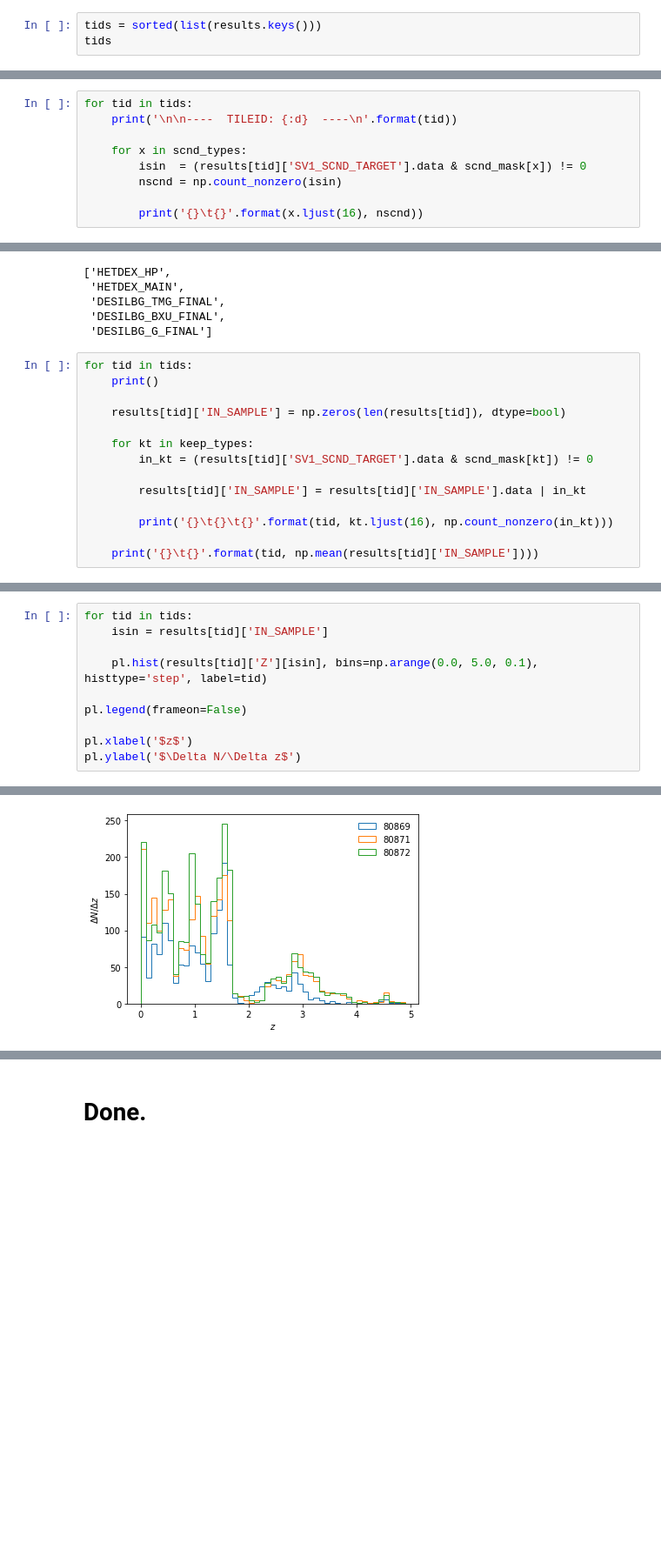
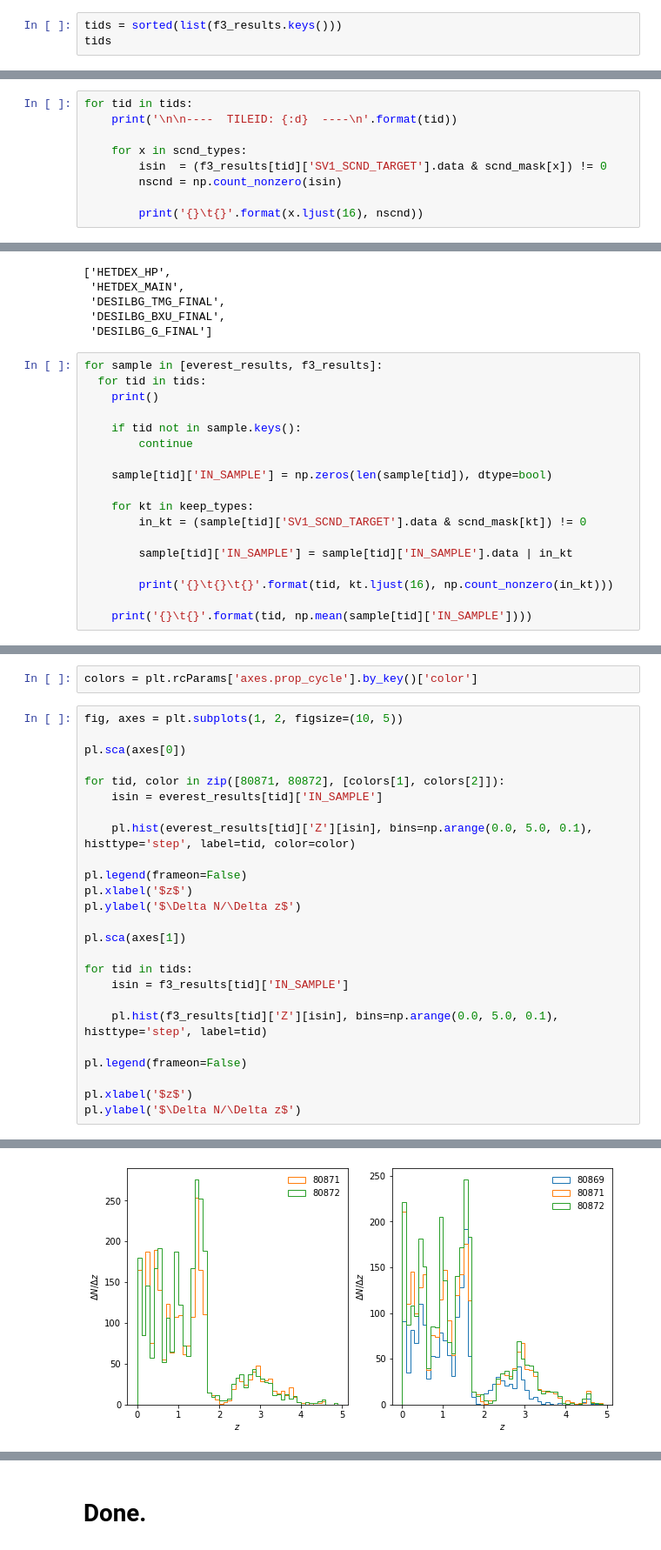
Before and after one commit to michaelJwilson/DESILBGSPEC, a Jupyter notebook: clauds.ipynb, the cells around one changed output, grey strips where cells are left out. Shown: that part at 87% size. Saved outputs shown, nothing was run; the diff lists cells and outputs as text; blank space fills up the shorter version.

```diff
--- a/clauds.ipynb
+++ b/clauds.ipynb
@@ -64,7 +80,7 @@ Table length=5000
 # %%
 scnd_types = sorted(scnd_mask.names())
 # %%
-tids = sorted(list(results.keys()))
+tids = sorted(list(f3_results.keys()))
 tids
 # %% [output]
 [80869, 80871, 80872]
@@ -73,7 +89,7 @@ for tid in tids:
     print('\n\n----  TILEID: {:d}  ----\n'.format(tid))
 
     for x in scnd_types:
-        isin  = (results[tid]['SV1_SCND_TARGET'].data & scnd_mask[x]) != 0
+        isin  = (f3_results[tid]['SV1_SCND_TARGET'].data & scnd_mask[x]) != 0
         nscnd = np.count_nonzero(isin)
 
         print('{}\t{}'.format(x.ljust(16), nscnd))
@@ -105,17 +121,21 @@ keep_types
  'DESILBG_BXU_FINAL',
  'DESILBG_G_FINAL']
 # %%
-for tid in tids:
+for sample in [everest_results, f3_results]:
+  for tid in tids:
     print()
 
-    results[tid]['IN_SAMPLE'] = np.zeros(len(results[tid]), dtype=bool)
+    if tid not in sample.keys():
+        continue
+
+    sample[tid]['IN_SAMPLE'] = np.zeros(len(sample[tid]), dtype=bool)
 
     for kt in keep_types:
-        in_kt = (results[tid]['SV1_SCND_TARGET'].data & scnd_mask[kt]) != 0
+        in_kt = (sample[tid]['SV1_SCND_TARGET'].data & scnd_mask[kt]) != 0
 
-        results[tid]['IN_SAMPLE'] = results[tid]['IN_SAMPLE'].data | in_kt
+        sample[tid]['IN_SAMPLE'] = sample[tid]['IN_SAMPLE'].data | in_kt
 
         print('{}\t{}\t{}'.format(tid, kt.ljust(16), np.count_nonzero(in_kt)))
 
-    print('{}\t{}'.format(tid, np.mean(results[tid]['IN_SAMPLE'])))
+    print('{}\t{}'.format(tid, np.mean(sample[tid]['IN_SAMPLE'])))
 # %% [output]
@@ -141,14 +158,31 @@ for tid in tids:
 80872   0.6924
+# %%
+colors = plt.rcParams['axes.prop_cycle'].by_key()['color']
 # %%
+fig, axes = plt.subplots(1, 2, figsize=(10, 5))
+
+pl.sca(axes[0])
+
+for tid, color in zip([80871, 80872], [colors[1], colors[2]]):
+    isin = everest_results[tid]['IN_SAMPLE']
+
+    pl.hist(everest_results[tid]['Z'][isin], bins=np.arange(0.0, 5.0, 0.1), histtype='step', label=tid, color=color)
+
+pl.legend(frameon=False)
+pl.xlabel('$z$')
+pl.ylabel('$\Delta N/\Delta z$')
+
+pl.sca(axes[1])
+
 for tid in tids:
-    isin = results[tid]['IN_SAMPLE']
+    isin = f3_results[tid]['IN_SAMPLE']
 
-    pl.hist(results[tid]['Z'][isin], bins=np.arange(0.0, 5.0, 0.1), histtype='step', label=tid)
+    pl.hist(f3_results[tid]['Z'][isin], bins=np.arange(0.0, 5.0, 0.1), histtype='step', label=tid)
 
 pl.legend(frameon=False)
 
 pl.xlabel('$z$')
 pl.ylabel('$\Delta N/\Delta z$')
 # %% [output]
 Text(0, 0.5, '$\\Delta N/\\Delta z$')
-[figure, old version]
+[figure, new version]
```
Also changed, not shown: parts of 20 cells of this notebook, 1 other file.
